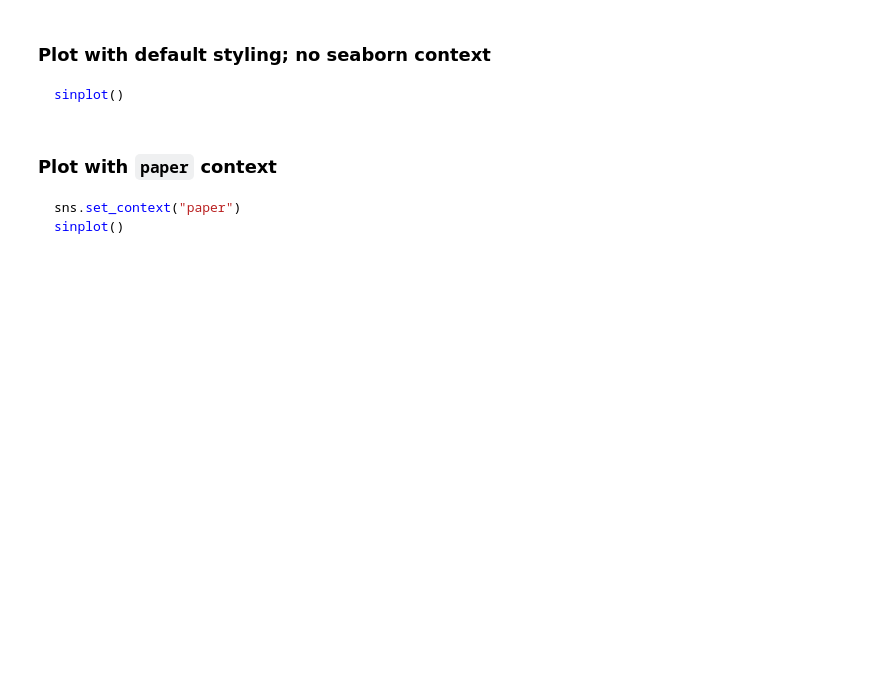
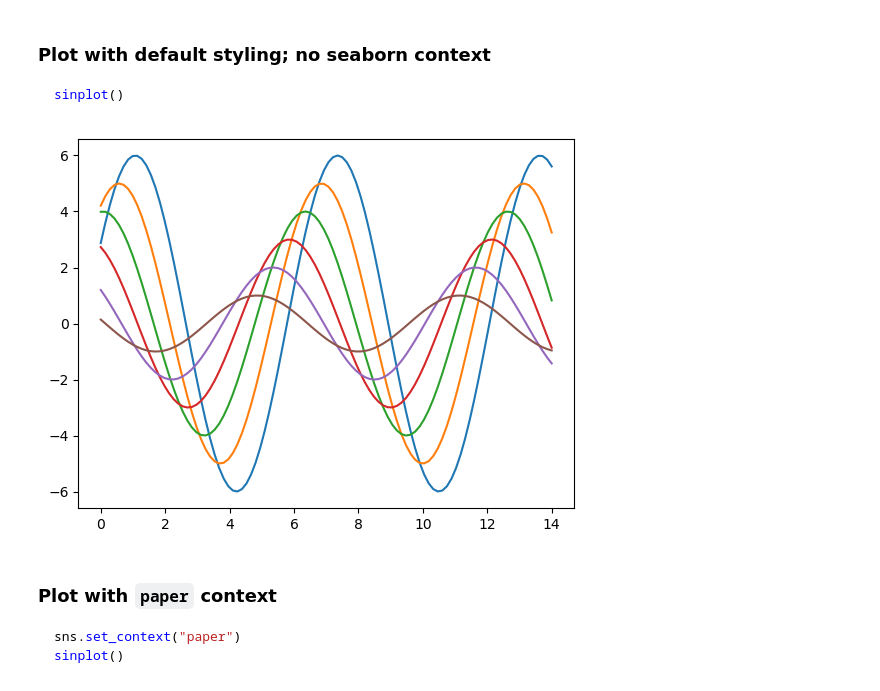
Before and after one commit to stochastic-bean/NDS_Ch4_visualizing_data, a Jupyter notebook: 6 - human_factors.ipynb, the cells around one changed output. Drawn from its saved outputs; the diff is of its cells as text; code cells hidden in the pictures; blank space fills up the shorter version.

Commit message:
feat: Refactor plotting section and update commit messages

```diff
--- a/6 - human_factors.ipynb
+++ b/6 - human_factors.ipynb
@@ -30,12 +30,25 @@ def sinplot(flip=1):
     for i in range(1, 7):
         plt.plot(x, np.sin(x + i * .5) * (7 - i) * flip)
 ~~~
+# %%
+import seaborn as sns
+import numpy as np
+import matplotlib.pyplot as plt
+
+def sinplot(flip=1):
+    x = np.linspace(0, 14, 100)
+    for i in range(1,7):
+        plt.plot(x, np.sin(x + i * .5) * (7 - i) * flip)
 # %% [markdown]
 ### Plot with default styling; no seaborn context
 
 ~~~python
 sinplot()
 ~~~
+# %%
+sinplot()
+# %% [output]
+[figure, added]
 # %% [markdown]
 ### Plot with `paper` context
 
```
Also changed, not shown: parts of 6 cells of this notebook.
